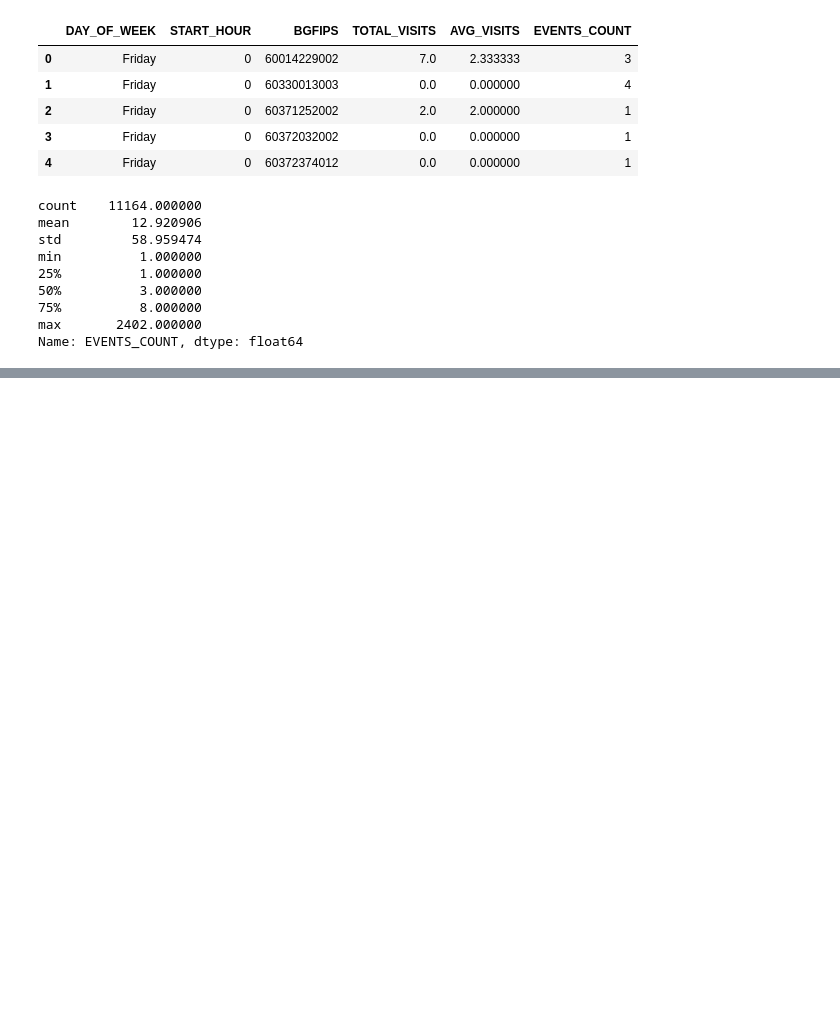
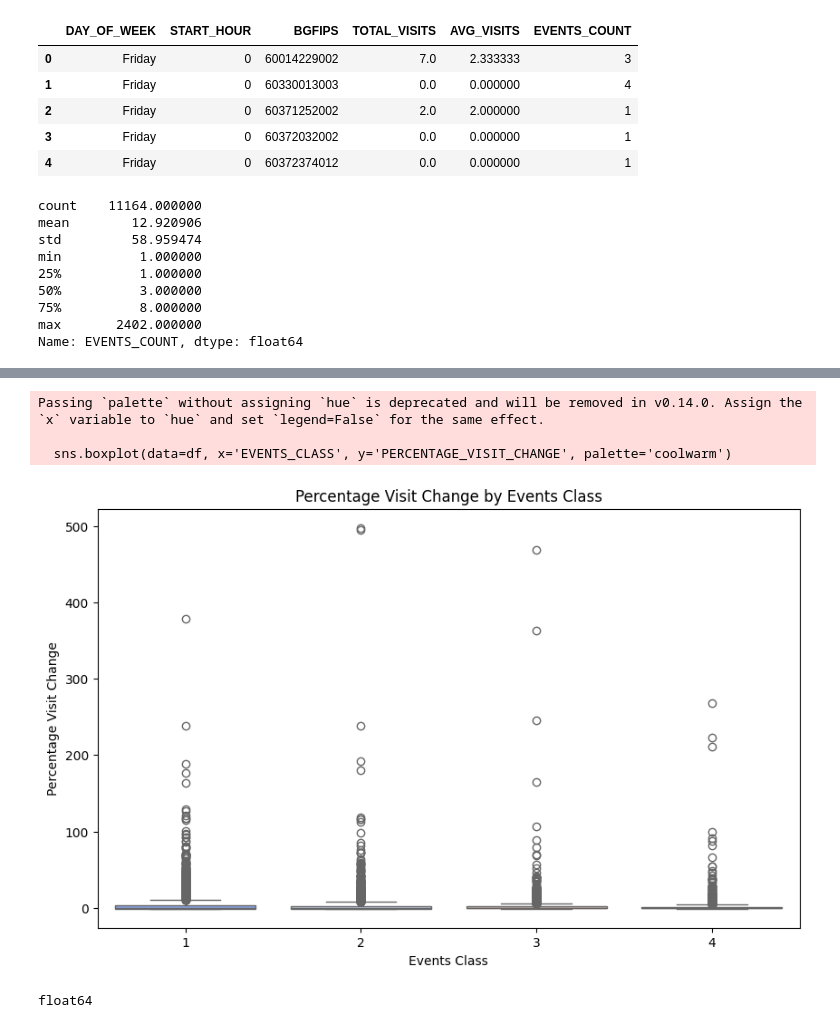
Before and after one commit to shahriarahmadf/event-llm, a Jupyter notebook: notebooks/1.6_analyze_mobility_changes/1.6.1_analyze.ipynb, the cells around one changed output, grey strips where cells are left out. Saved outputs shown, nothing was run; the diff lists cells and outputs as text; code cells hidden in the pictures; blank space fills up the shorter version.

Commit message:
created one box plot to analyze mobility change, and started understanding weather and cbg_feature data

```diff
--- a/notebooks/1.6_analyze_mobility_changes/1.6.1_analyze.ipynb
+++ b/notebooks/1.6_analyze_mobility_changes/1.6.1_analyze.ipynb
@@ -107,0 +79,7 @@ plt.show()
+# %%
+
+# Define the EVENTS_CLASS column based on the conditions
+df['EVENTS_CLASS'] = df['EVENTS_COUNT'].apply(lambda x: 1 if x == 1 else (2 if x <= 3 else (3 if x <= 8 else 4)))
+
+# Display the DataFrame with the new column
+display(df.head())
@@ -107,0 +102,9 @@ plt.show()
+# %%
+# Calculate the average of AVG_VISITS for each EVENTS_CLASS
+median_visits_per_class = df.groupby('EVENTS_CLASS')['AVG_VISITS'].transform('median')
+
+# Assign the result to the new column TOTAL_AVG_VISITS
+df['CLASS_MEDIAN_VISITS'] = median_visits_per_class
+
+# Display the DataFrame with the new column
+display(df[:10])
@@ -107,0 +123,6 @@ plt.show()
+# %%
+# Calculate PERCENTAGE_VISIT_CHANGE
+df['PERCENTAGE_VISIT_CHANGE'] = (df['AVG_VISITS'] - df['CLASS_MEDIAN_VISITS']) / df['CLASS_MEDIAN_VISITS']
+
+# Display the DataFrame with the new column
+display(df[:10])
@@ -107,0 +175,21 @@ plt.show()
+# %%
+
+import seaborn as sns
+import matplotlib.pyplot as plt
+import pandas as pd
+
+plt.figure(figsize=(10, 6))
+sns.boxplot(data=df, x='EVENTS_CLASS', y='PERCENTAGE_VISIT_CHANGE', palette='coolwarm')
+plt.xlabel('Events Class')
+plt.ylabel('Percentage Visit Change')
+plt.title('Percentage Visit Change by Events Class')
+plt.show()
+# %% [output]
+Passing `palette` without assigning `hue` is deprecated and will be removed in v0.14.0. Assign the `x` variable to `hue` and set `legend=False` for the same effect.
+
+  sns.boxplot(data=df, x='EVENTS_CLASS', y='PERCENTAGE_VISIT_CHANGE', palette='coolwarm')
+[figure, added]
+# %%
+print(df['PERCENTAGE_VISIT_CHANGE'].dtype)
+# %% [output]
+float64
```
Also changed, not shown: parts of 11 cells of this notebook, 1 other file.
